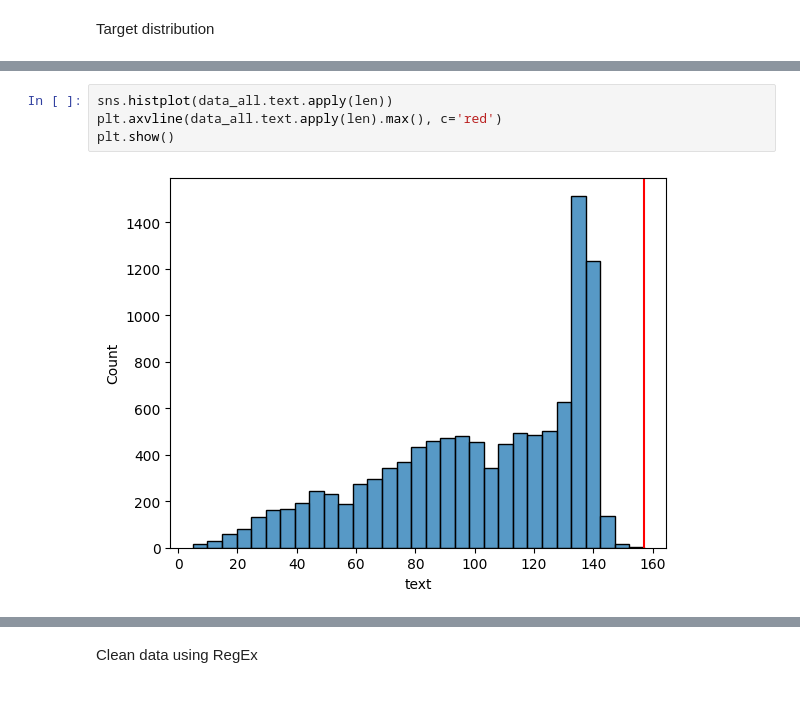
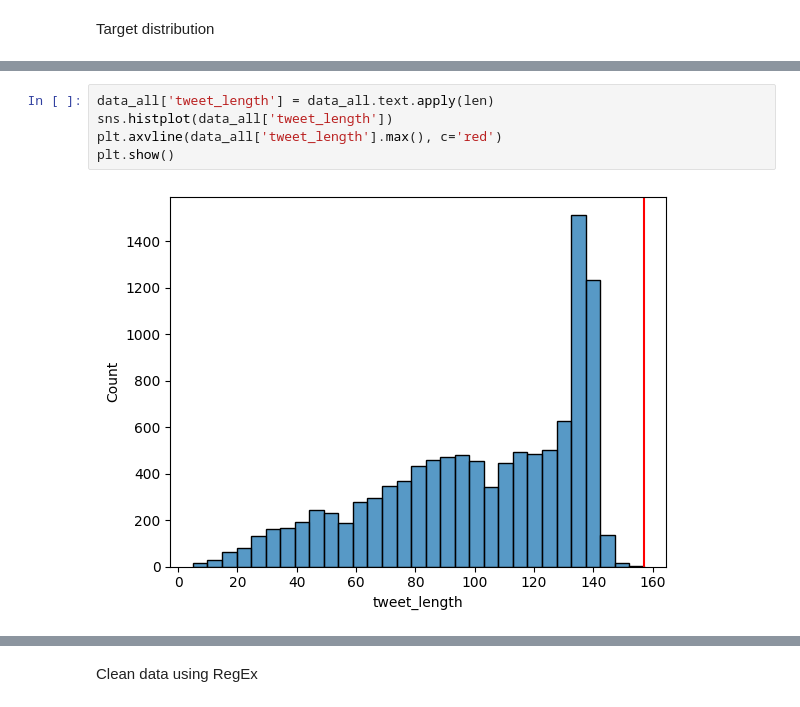
Before and after one commit to Maksym-Kryvenko/NLP_with_Disaster_Tweets, a Jupyter notebook: main.ipynb, the cells around one changed output, grey strips where cells are left out. Saved outputs shown, nothing was run; the diff lists cells and outputs as text.

```diff
--- a/main.ipynb
+++ b/main.ipynb
@@ -68,6 +85,7 @@ sns.barplot(data_train.target.value_counts())
 # %%
-sns.histplot(data_all.text.apply(len))
-plt.axvline(data_all.text.apply(len).max(), c='red')
+data_all['tweet_length'] = data_all.text.apply(len)
+sns.histplot(data_all['tweet_length'])
+plt.axvline(data_all['tweet_length'].max(), c='red')
 plt.show()
 # %% [output]
-[figure, old version]
+[figure, new version]
```
Also changed, not shown: parts of 74 cells of this notebook.
